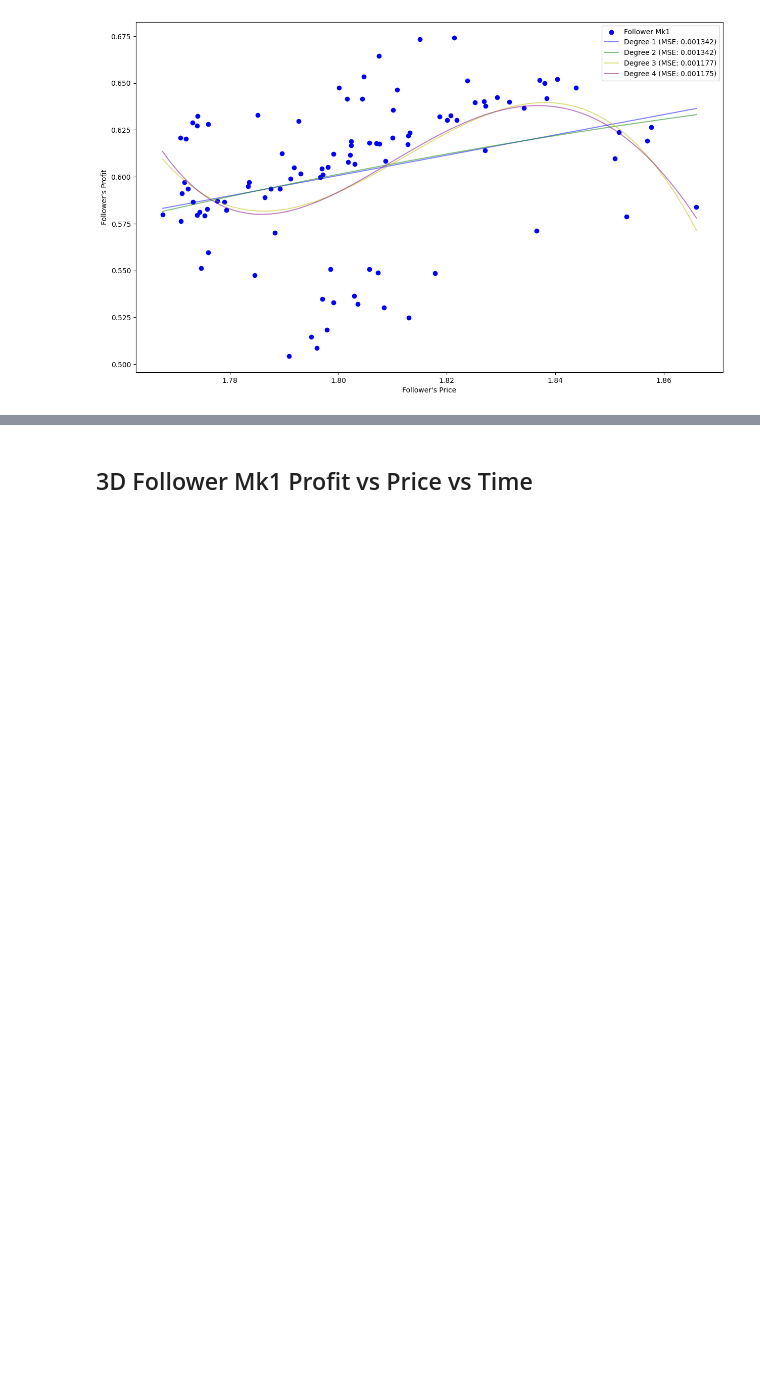
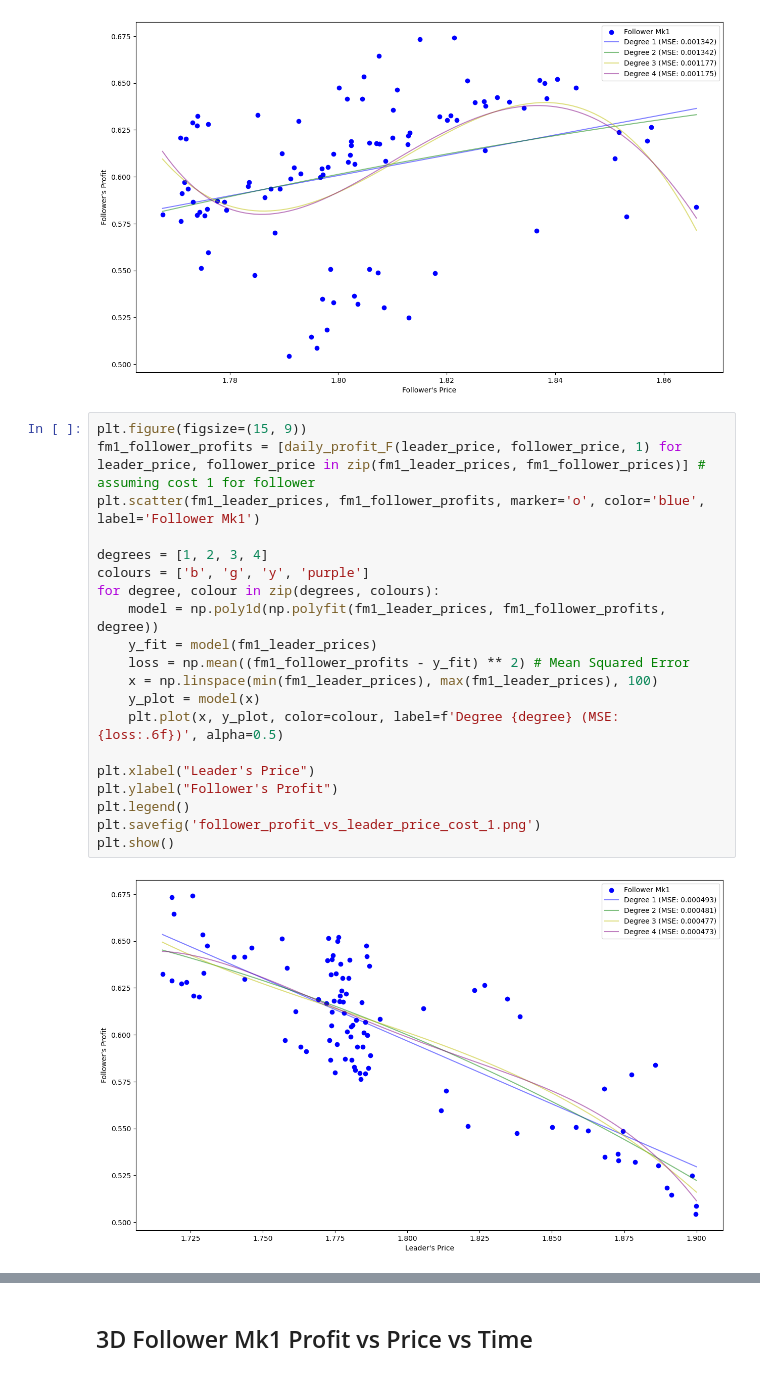
Before and after one commit to TroubledBagels/CGT_CWK, a Jupyter notebook: data_exploration.ipynb, the cells around one changed output, grey strips where cells are left out. Drawn from its saved outputs; the diff is of its cells as text; blank space fills up the shorter version.

Commit message:
New visualisations

```diff
--- a/data_exploration.ipynb
+++ b/data_exploration.ipynb
@@ -141,3 +140,25 @@ plt.savefig('follower_profit_vs_price_cost_1.png')
 plt.show()
 # %% [output]
 [figure]
+# %%
+plt.figure(figsize=(15, 9))
+fm1_follower_profits = [daily_profit_F(leader_price, follower_price, 1) for leader_price, follower_price in zip(fm1_leader_prices, fm1_follower_prices)] # assuming cost 1 for follower
+plt.scatter(fm1_leader_prices, fm1_follower_profits, marker='o', color='blue', label='Follower Mk1')
+
+degrees = [1, 2, 3, 4]
+colours = ['b', 'g', 'y', 'purple']
+for degree, colour in zip(degrees, colours):
+    model = np.poly1d(np.polyfit(fm1_leader_prices, fm1_follower_profits, degree))
+    y_fit = model(fm1_leader_prices)
+    loss = np.mean((fm1_follower_profits - y_fit) ** 2) # Mean Squared Error
+    x = np.linspace(min(fm1_leader_prices), max(fm1_leader_prices), 100)
+    y_plot = model(x)
+    plt.plot(x, y_plot, color=colour, label=f'Degree {degree} (MSE: {loss:.6f})', alpha=0.5)
+
+plt.xlabel("Leader's Price")
+plt.ylabel("Follower's Profit")
+plt.legend()
+plt.savefig('follower_profit_vs_leader_price_cost_1.png')
+plt.show()
+# %% [output]
+[figure, added]
```
Also changed, not shown: parts of 2 cells of this notebook, 2 other files.
